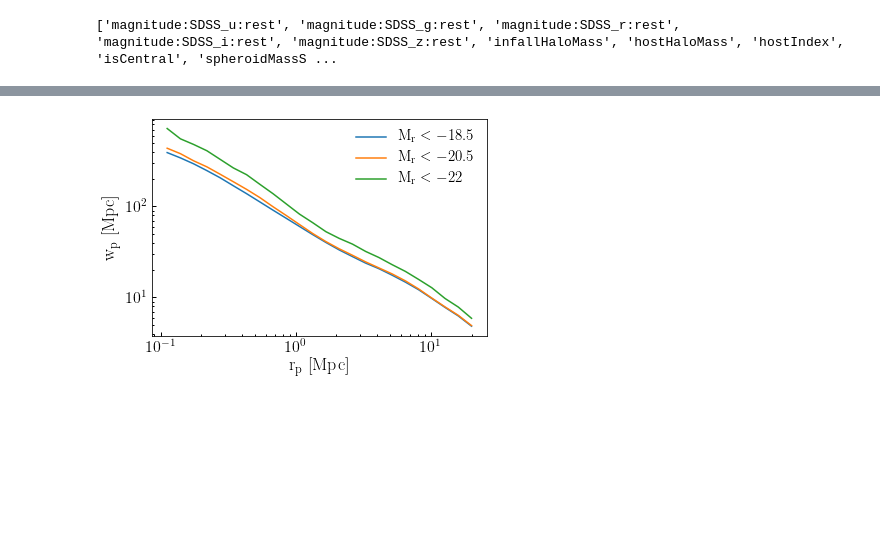
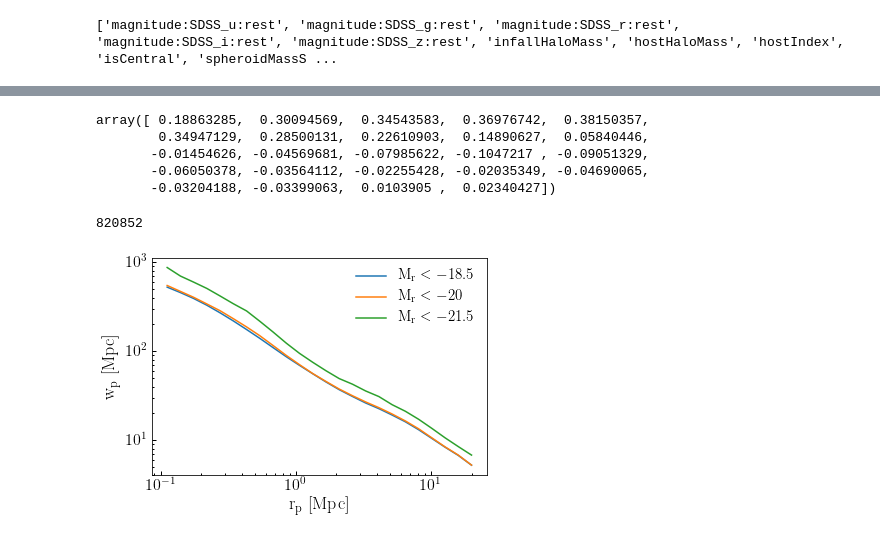
Before and after one commit to dkorytov/rescale_dc2, a Jupyter notebook: notebooks/luminosity_remapping_dev.ipynb, the cells around one changed output, grey strips where cells are left out. Cells and saved outputs as stored; diff of their text form; code cells hidden in the pictures; blank space fills up the shorter version.

```diff
--- a/notebooks/luminosity_remapping_dev.ipynb
+++ b/notebooks/luminosity_remapping_dev.ipynb
@@ -27,3 +70,16 @@ print(dc2.keys())
+# %%
+(xi_pdc2-xi_um)/xi_um
+# %% [output]
+array([ 0.18863285,  0.30094569,  0.34543583,  0.36976742,  0.38150357,
+        0.34947129,  0.28500131,  0.22610903,  0.14890627,  0.05840446,
+       -0.01454626, -0.04569681, -0.07985622, -0.1047217 , -0.09051329,
+       -0.06050378, -0.03564112, -0.02255428, -0.02035349, -0.04690065,
+       -0.03204188, -0.03399063,  0.0103905 ,  0.02340427])
+# %%
+mask_r1 = dc2['AbsMagr'] < -18.5
+np.count_nonzero(mask_r1)
+# %% [output]
+820852
 # %%
 from halotools.mock_observables import return_xyz_formatted_array, wp
 
@@ -51,18 +107,21 @@ wp_r3 = wp(pos_r3, rp_bins, pi_max, period=256., num_threads='max')
 # %%
 fig, ax = plt.subplots(1, 1)
 
 __=ax.loglog()
 
 __=ax.plot(rp_mids, wp_r1, label=r'${\rm M_{r} < -18.5}$')
-__=ax.plot(rp_mids, wp_r2, label=r'${\rm M_{r} < -20.5}$')
-__=ax.plot(rp_mids, wp_r3, label=r'${\rm M_{r} < -22}$')
+__=ax.plot(rp_mids, wp_r2, label=r'${\rm M_{r} < -20}$')
+__=ax.plot(rp_mids, wp_r3, label=r'${\rm M_{r} < -21.5}$')
 
 xlabel = ax.set_xlabel(r'${\rm r_{p}\ [Mpc]}$')
 ylabel = ax.set_ylabel(r'${\rm w_{p}\ [Mpc]}$')
 
 legend = ax.legend()
+
+figname = 'luminosity_dependent_clustering.pdf'
+fig.savefig(figname, bbox_extra_artists=[xlabel, ylabel], bbox_inches='tight')
 # %% [output]
-[figure, old version]
+[figure, new version]
 # %%
 mask_i1 = dc2['AbsMagi'] < -18.5
 mask_i2 = dc2['AbsMagi'] < -20.5
```
Also changed, not shown: parts of 12 cells of this notebook.
